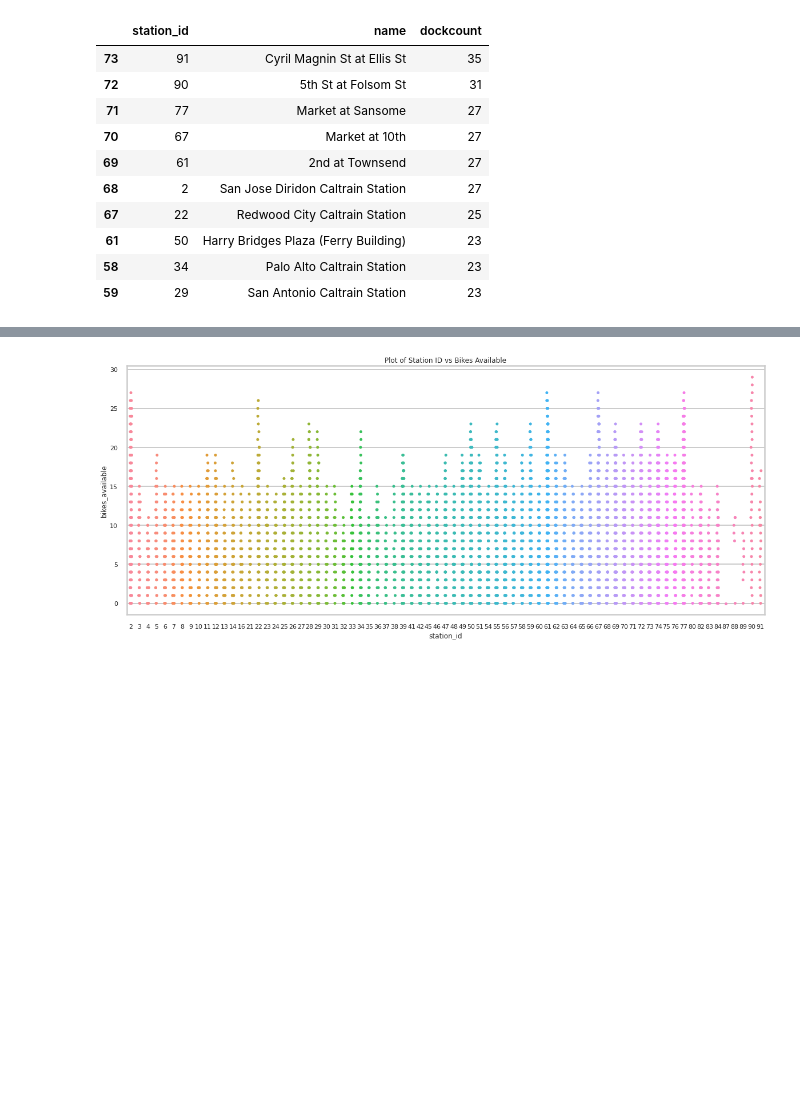
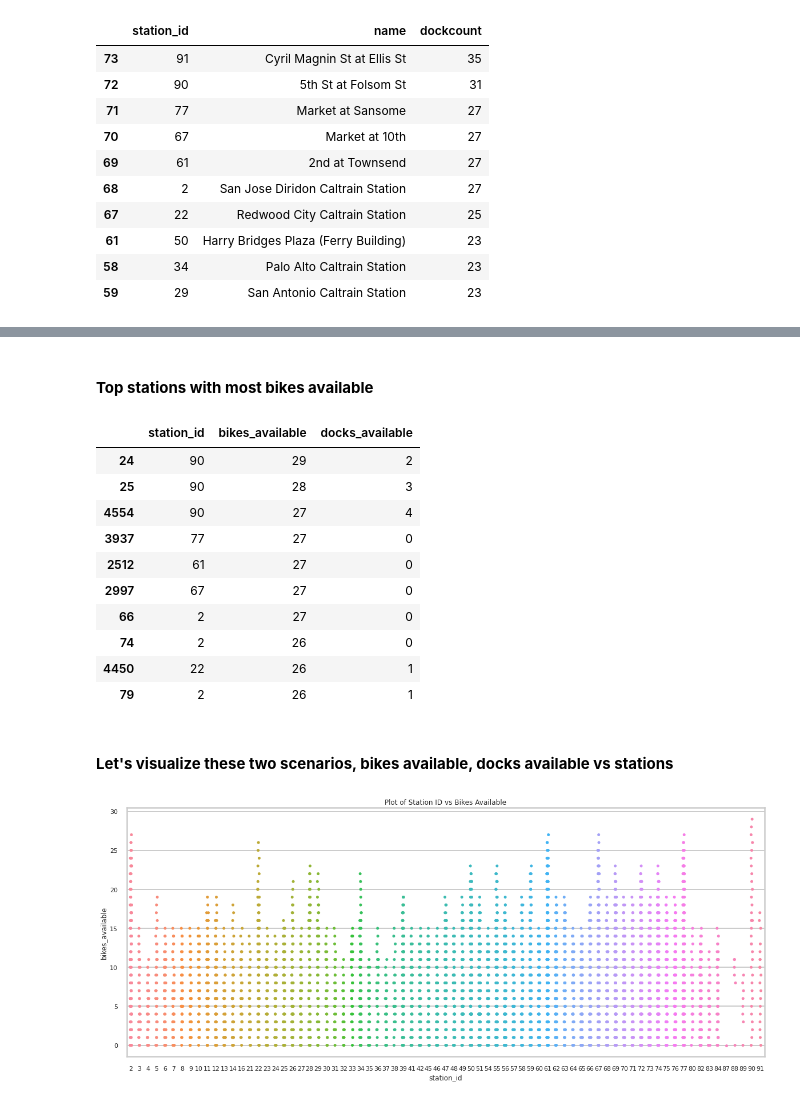
Before and after one commit to GOhaike/Bay_Area_Bikeshare_Research, a Jupyter notebook: Project_1.ipynb, the cells around one changed output, grey strips where cells are left out. Drawn from its saved outputs; the diff is of its cells as text; code cells hidden in the pictures; blank space fills up the shorter version.

```diff
--- a/Project_1.ipynb
+++ b/Project_1.ipynb
@@ -358 +398,19 @@ trip_status.head()
+# %% [markdown]
+#### **Top stations with most bikes available**
+# %%
+trip_status.sort_values(['bikes_available'], ascending=[False]).head(10)
+# %% [output]
+|  | station_id | bikes_available | docks_available |
+| 24 | 90 | 29 | 2 |
+| 25 | 90 | 28 | 3 |
+| 4554 | 90 | 27 | 4 |
+| 3937 | 77 | 27 | 0 |
+| 2512 | 61 | 27 | 0 |
+| 2997 | 67 | 27 | 0 |
+| 66 | 2 | 27 | 0 |
+| 74 | 2 | 26 | 0 |
+| 4450 | 22 | 26 | 1 |
+| 79 | 2 | 26 | 1 |
+# %% [markdown]
+#### **Let's visualize these two scenarios, bikes available, docks available vs stations**
 # %%
```
Also changed, not shown: parts of 39 cells of this notebook.
